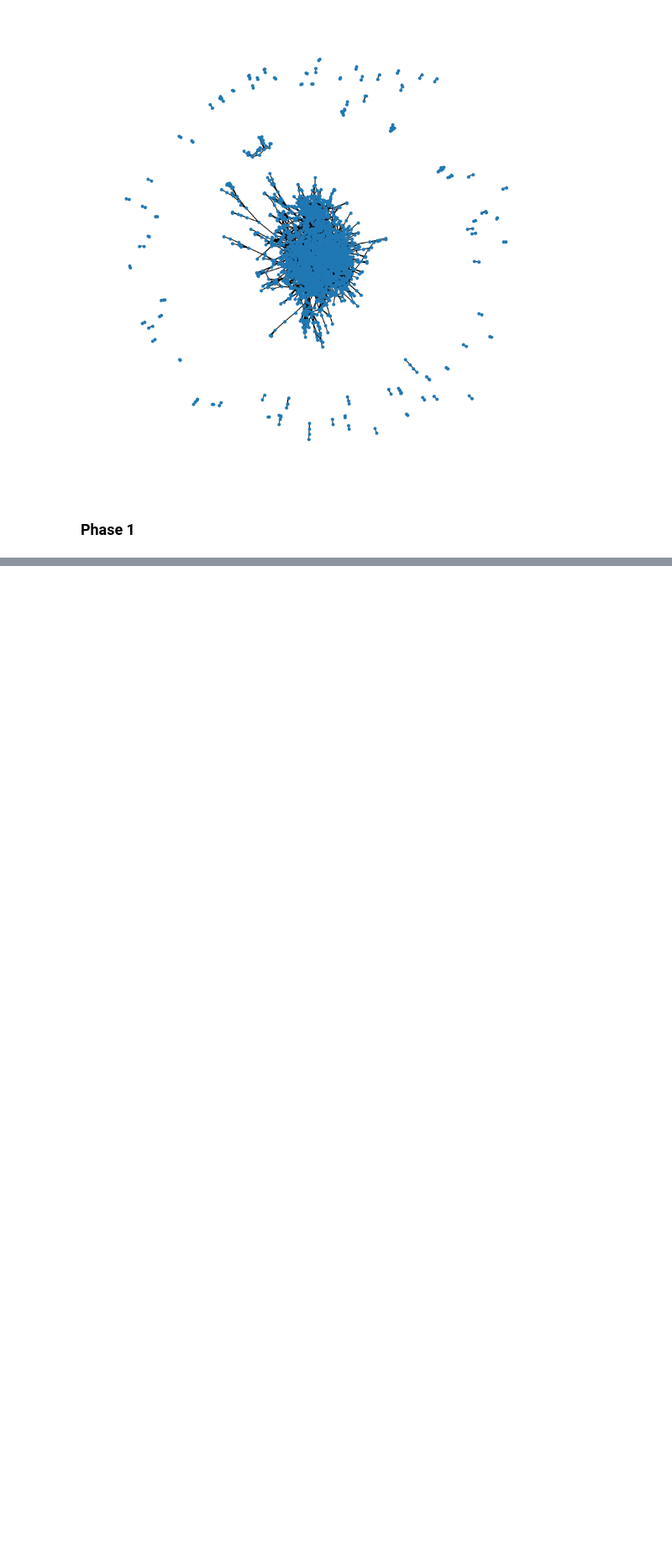
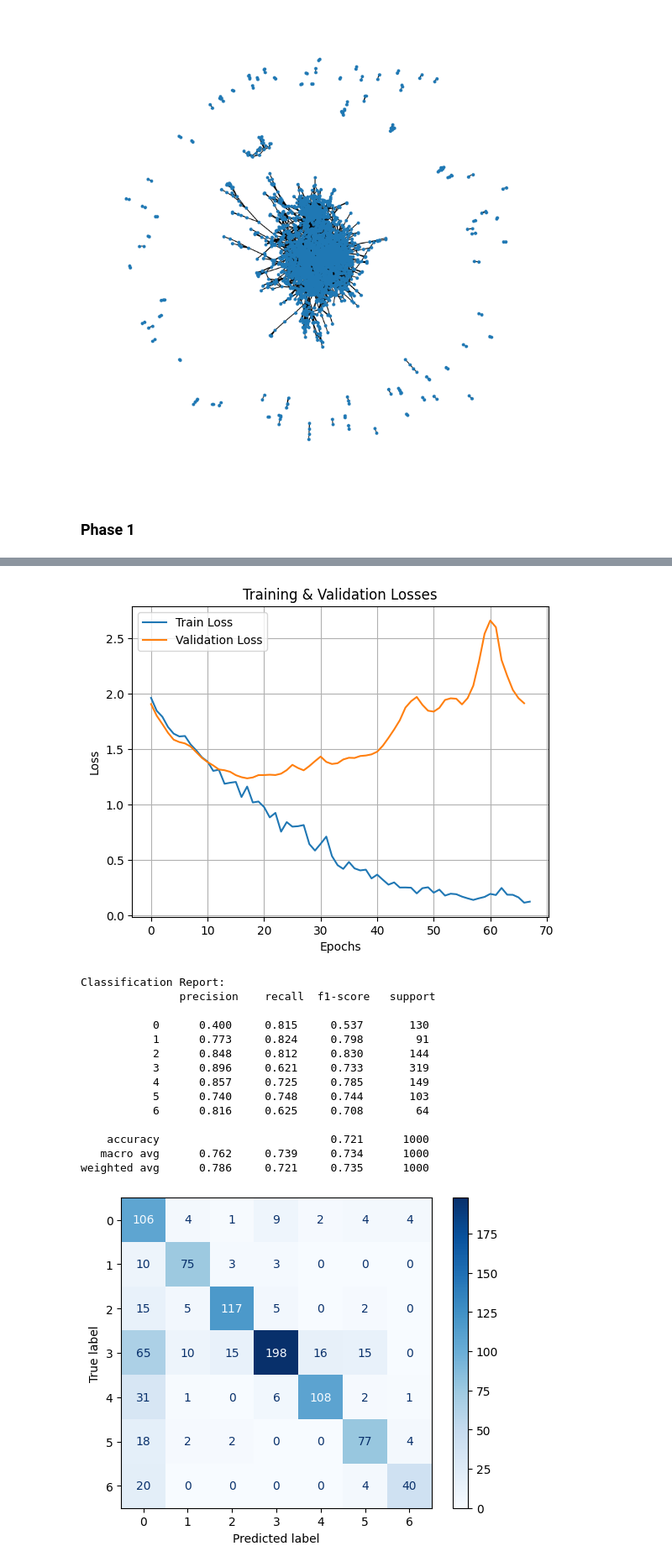
Before and after one commit to leonjovanovic/road-to-ml-water, a Jupyter notebook: Chapter 2 - GNN, GAT, GCN/practice/notebook.ipynb, the cells around one changed output, grey strips where cells are left out. Shown at 84% size. Saved outputs shown, nothing was run; the diff lists cells and outputs as text; code cells hidden in the pictures; blank space fills up the shorter version.

```diff
--- a/Chapter 2 - GNN, GAT, GCN/practice/notebook.ipynb
+++ b/Chapter 2 - GNN, GAT, GCN/practice/notebook.ipynb
@@ -26,3 +27,17 @@ plt.show()
 [figure]
 # %% [markdown]
 ### Phase 1
+# %%
+from train import main
+
+hyperparameters = {
+    "learning_rate": 0.0020,
+    "epochs": 1000,
+    "log_interval": 50,
+    "layers": [64, 64],
+    "dropout": 0.5,
+    "patience": 50,
+    "device": "cuda" if torch.cuda.is_available() else "cpu",
+}
+main(GINConv,hyperparameters)
+# %% [output]
@@ -29,3 +48,19 @@ plt.show()
+[figure, added]
+Classification Report:
+               precision    recall  f1-score   support
+
+           0      0.400     0.815     0.537       130
+           1      0.773     0.824     0.798        91
+           2      0.848     0.812     0.830       144
+           3      0.896     0.621     0.733       319
+           4      0.857     0.725     0.785       149
+           5      0.740     0.748     0.744       103
+           6      0.816     0.625     0.708        64
+
+    accuracy                          0.721      1000
+   macro avg      0.762     0.739     0.734      1000
+weighted avg      0.786     0.721     0.735      1000
+[figure, added]
 # %%
 from train import main
 
```
Also changed, not shown: parts of 3 cells of this notebook, 1 other file.
